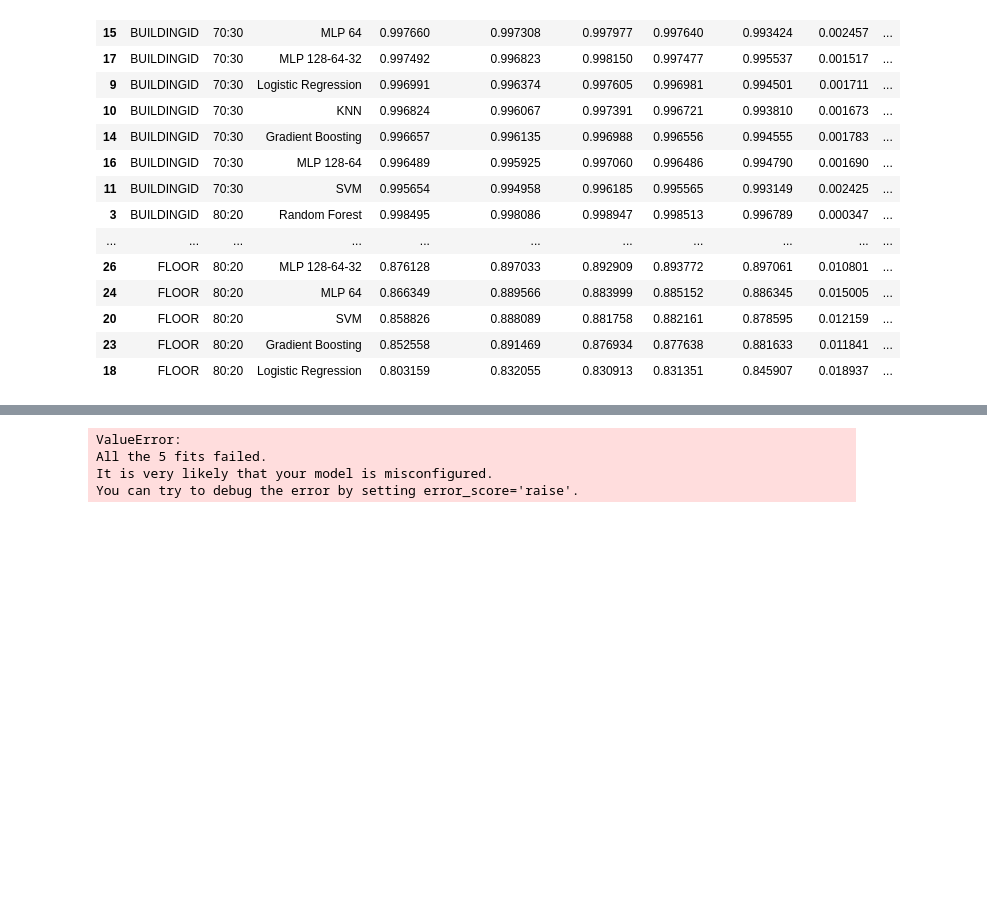
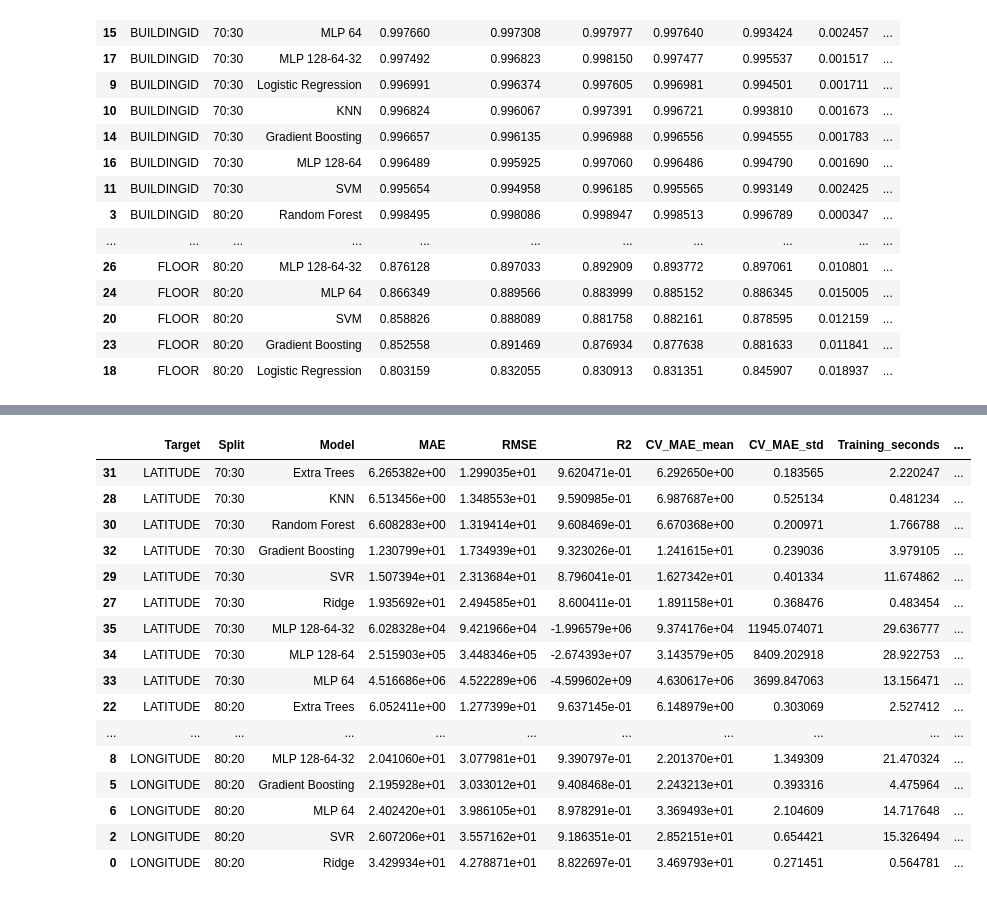
Before and after one commit to Fadhlrahman/TUBES-DEEP-LEARNING, a Jupyter notebook: DL.ipynb, the cells around one changed output, grey strips where cells are left out. Cells and saved outputs as stored; diff of their text form; code cells hidden in the pictures; blank space fills up the shorter version.

```diff
--- a/DL.ipynb
+++ b/DL.ipynb
@@ -528,16 +540,14 @@ for target in targets_class:
 regression_models = {
     "Ridge": Ridge(),
     "KNN": KNeighborsRegressor(n_neighbors=5),
-    "SVR": MultiOutputRegressor(SVR()),
+    "SVR": SVR(),
     "Random Forest": RandomForestRegressor(
         n_estimators=100, random_state=RANDOM_STATE, n_jobs=-1
     ),
     "Extra Trees": ExtraTreesRegressor(
         n_estimators=100, random_state=RANDOM_STATE, n_jobs=-1
     ),
-    "Gradient Boosting": MultiOutputRegressor(
-        GradientBoostingRegressor(random_state=RANDOM_STATE)
-    )
+    "Gradient Boosting": GradientBoostingRegressor(random_state=RANDOM_STATE)
 }
 
 mlp_reg_configs = {
@@ -592,42 +602,54 @@ for target in targets_reg:
                 scoring="neg_mean_absolute_error",
                 n_jobs=-1
             )
 
             start = time.time()
             pipe.fit(X_tr, y_tr)
             train_seconds = time.time() - start
 
             pred = pipe.predict(X_te)
 
             regression_results.append({
                 "Target": target,
                 "Split": f"{int((1-test_size)*100)}:{int(test_size*100)}",
                 "Model": name,
                 "MAE": mean_absolute_error(y_te, pred),
                 "RMSE": np.sqrt(mean_squared_error(y_te, pred)),
                 "R2": r2_score(y_te, pred),
                 "CV_MAE_mean": -cv_scores.mean(),
                 "CV_MAE_std": cv_scores.std(),
                 "Training_seconds": train_seconds,
                 "Parameters": pipe.named_steps["model"].get_params()
             })
 
             regression_predictions[(target, test_size, name)] = (
                 pipe, X_te, y_te, pred
             )
 
 regression_results = pd.DataFrame(regression_results)
 
-display(
-    regression_results.sort_values(
-        ["Target", "Split", "MAE"]
-    )
-)
+
+regression_results.sort_values(
+     ["Target", "Split", "MAE"]
+ )
 # %% [output]
-ValueError:
-All the 5 fits failed.
-It is very likely that your model is misconfigured.
-You can try to debug the error by setting error_score='raise'.
+|  | Target | Split | Model | MAE | RMSE | R2 | CV_MAE_mean | CV_MAE_std | Training_seconds | ... |
+| 31 | LATITUDE | 70:30 | Extra Trees | 6.265382e+00 | 1.299035e+01 | 9.620471e-01 | 6.292650e+00 | 0.183565 | 2.220247 | ... |
+| 28 | LATITUDE | 70:30 | KNN | 6.513456e+00 | 1.348553e+01 | 9.590985e-01 | 6.987687e+00 | 0.525134 | 0.481234 | ... |
+| 30 | LATITUDE | 70:30 | Random Forest | 6.608283e+00 | 1.319414e+01 | 9.608469e-01 | 6.670368e+00 | 0.200971 | 1.766788 | ... |
+| 32 | LATITUDE | 70:30 | Gradient Boosting | 1.230799e+01 | 1.734939e+01 | 9.323026e-01 | 1.241615e+01 | 0.239036 | 3.979105 | ... |
+| 29 | LATITUDE | 70:30 | SVR | 1.507394e+01 | 2.313684e+01 | 8.796041e-01 | 1.627342e+01 | 0.401334 | 11.674862 | ... |
+| 27 | LATITUDE | 70:30 | Ridge | 1.935692e+01 | 2.494585e+01 | 8.600411e-01 | 1.891158e+01 | 0.368476 | 0.483454 | ... |
+| 35 | LATITUDE | 70:30 | MLP 128-64-32 | 6.028328e+04 | 9.421966e+04 | -1.996579e+06 | 9.374176e+04 | 11945.074071 | 29.636777 | ... |
+| 34 | LATITUDE | 70:30 | MLP 128-64 | 2.515903e+05 | 3.448346e+05 | -2.674393e+07 | 3.143579e+05 | 8409.202918 | 28.922753 | ... |
+| 33 | LATITUDE | 70:30 | MLP 64 | 4.516686e+06 | 4.522289e+06 | -4.599602e+09 | 4.630617e+06 | 3699.847063 | 13.156471 | ... |
+| 22 | LATITUDE | 80:20 | Extra Trees | 6.052411e+00 | 1.277399e+01 | 9.637145e-01 | 6.148979e+00 | 0.303069 | 2.527412 | ... |
+| ... | ... | ... | ... | ... | ... | ... | ... | ... | ... | ... |
+| 8 | LONGITUDE | 80:20 | MLP 128-64-32 | 2.041060e+01 | 3.077981e+01 | 9.390797e-01 | 2.201370e+01 | 1.349309 | 21.470324 | ... |
+| 5 | LONGITUDE | 80:20 | Gradient Boosting | 2.195928e+01 | 3.033012e+01 | 9.408468e-01 | 2.243213e+01 | 0.393316 | 4.475964 | ... |
+| 6 | LONGITUDE | 80:20 | MLP 64 | 2.402420e+01 | 3.986105e+01 | 8.978291e-01 | 3.369493e+01 | 2.104609 | 14.717648 | ... |
+| 2 | LONGITUDE | 80:20 | SVR | 2.607206e+01 | 3.557162e+01 | 9.186351e-01 | 2.852151e+01 | 0.654421 | 15.326494 | ... |
+| 0 | LONGITUDE | 80:20 | Ridge | 3.429934e+01 | 4.278871e+01 | 8.822697e-01 | 3.469793e+01 | 0.271451 | 0.564781 | ... |
 # %%
 for target in targets_reg:
     for test_size in [0.20, 0.30]:
```
Also changed, not shown: parts of 22 cells of this notebook, 5 other files.
